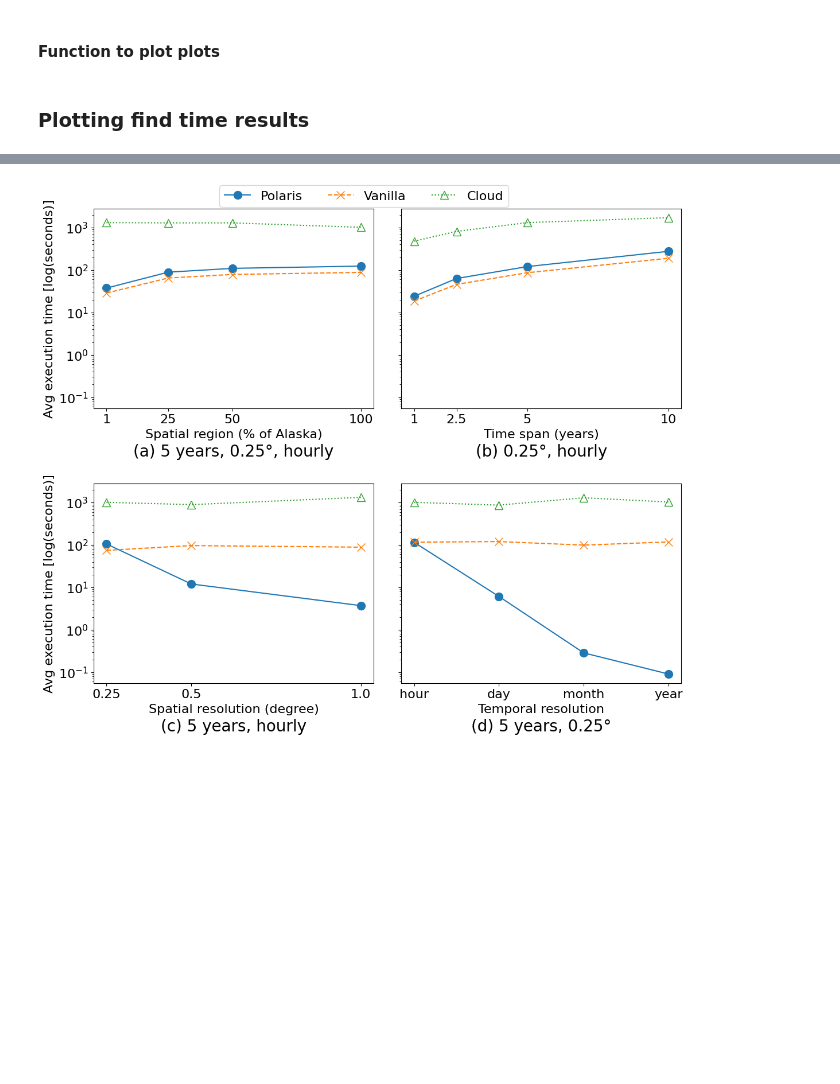
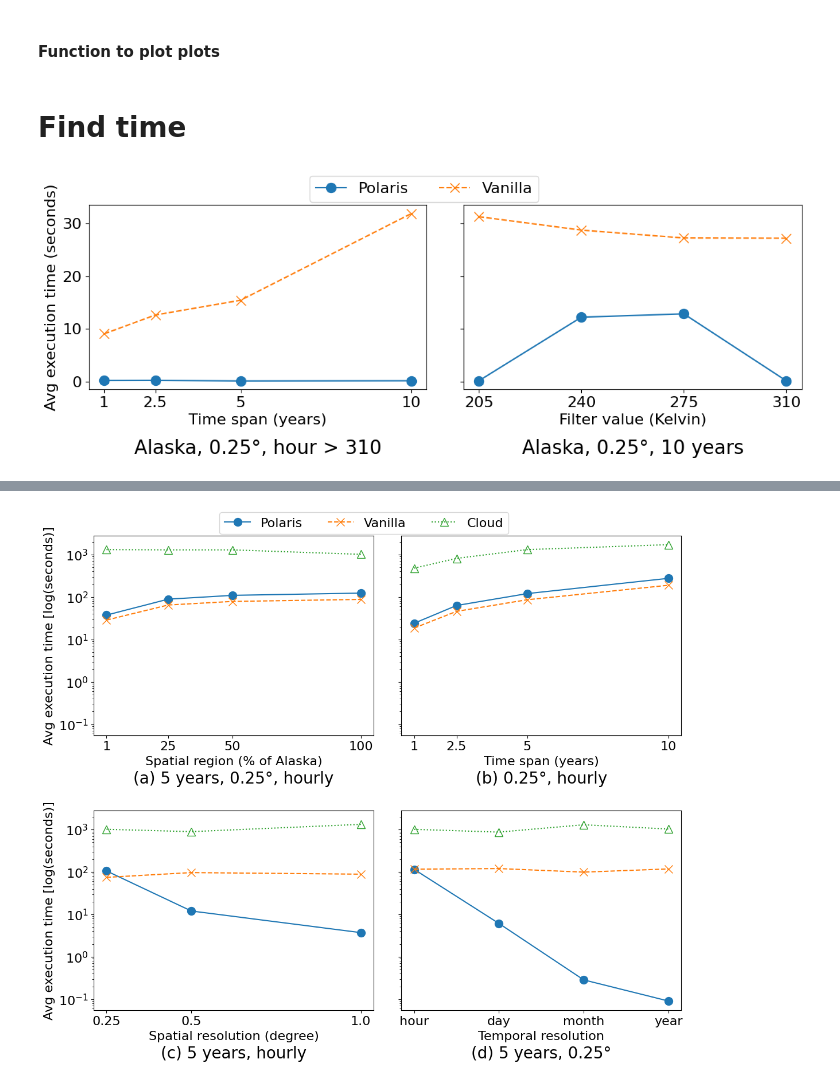
Before and after one commit to iharp3/experiment-kit, a Jupyter notebook: experiment/results/plot.ipynb, the cells around one changed output, grey strips where cells are left out. Drawn from its saved outputs; the diff is of its cells as text; code cells hidden in the pictures; blank space fills up the shorter version.

```diff
--- a/experiment/results/plot.ipynb
+++ b/experiment/results/plot.ipynb
@@ -396,10 +335,12 @@ categories_ft = ["changing_time", "changing_value"]
 # %% [markdown]
-### Plotting find time results
+# Find time
 # %%
-plot_find_time(tdb=False, cld=False, linear=True, df_proposed=df_p_ft, df_vanilla=df_v_ft, df_cloud=None, df_tiledb=None,
-         rows=1, cols=2,
+plot_2x2(tdb=False, cld=False, linear=True, df_proposed=df_p_ft, df_vanilla=df_v_ft, df_cloud=None, df_tiledb=None,
+         rows=1, cols=2, row_size=5, col_size=12,
          categories=categories_ft, x_labels=xlabels_ft, y_label=ylabel_ft, label_titles=label_025h[:2],
          title="Find Time Query Performance", title_size=title_fs, subplot_titles=subplot_titles_ft,
          marker_names=marker_025h[:2], marker_size=marker_size, mfill=marker_fill_025h[:2],
-         lstyle=lstyle_025h[:2], tick_size=tick_size, tick_list=None, tick_labels=None,
-         outfile="test.pdf")
+         lstyle=lstyle_025h[:2], tick_size=tick_size, tick_list=tick_list_ft, tick_labels=tick_labels_ft,
+         outfile="test.pdf", padding=3.5, subplot_y=-0.3)
+# %% [output]
+[figure, added]
```
Also changed, not shown: parts of 17 cells of this notebook, 1 other file.
